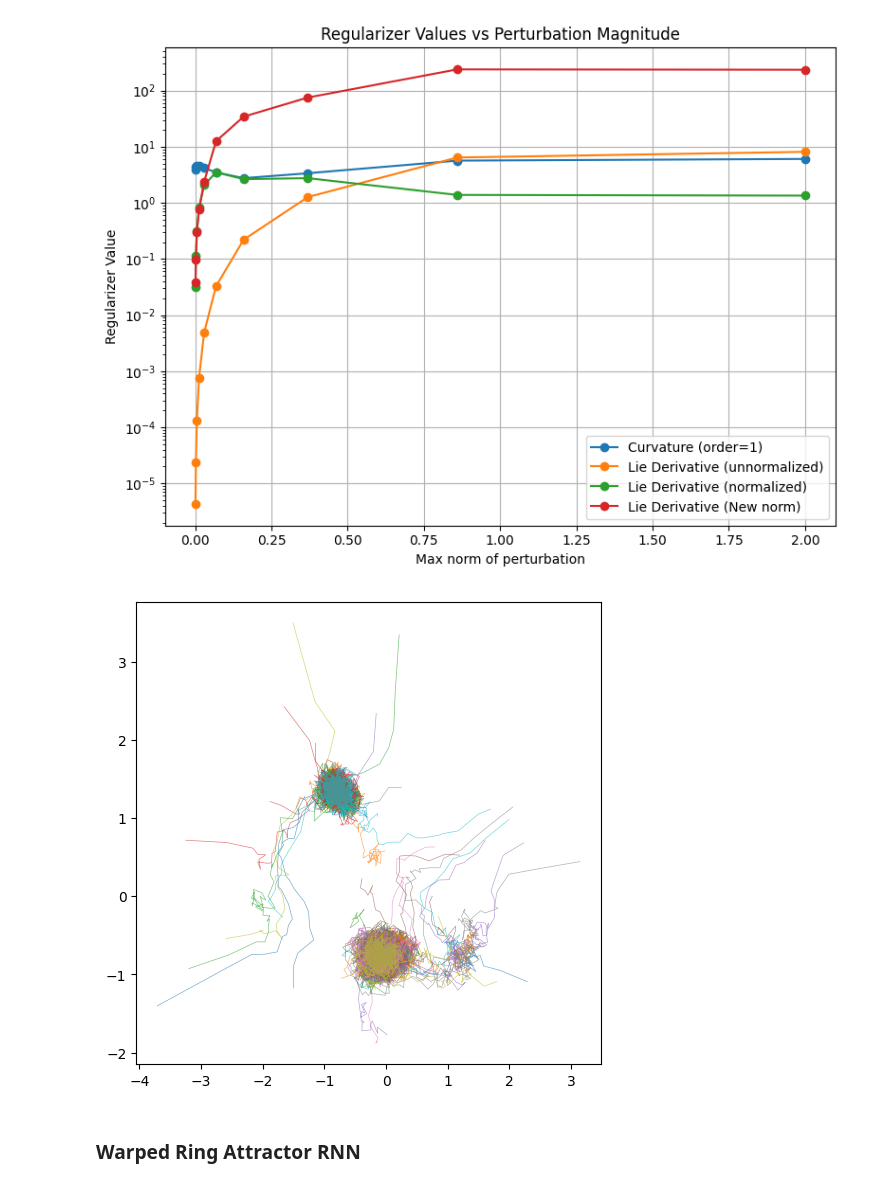
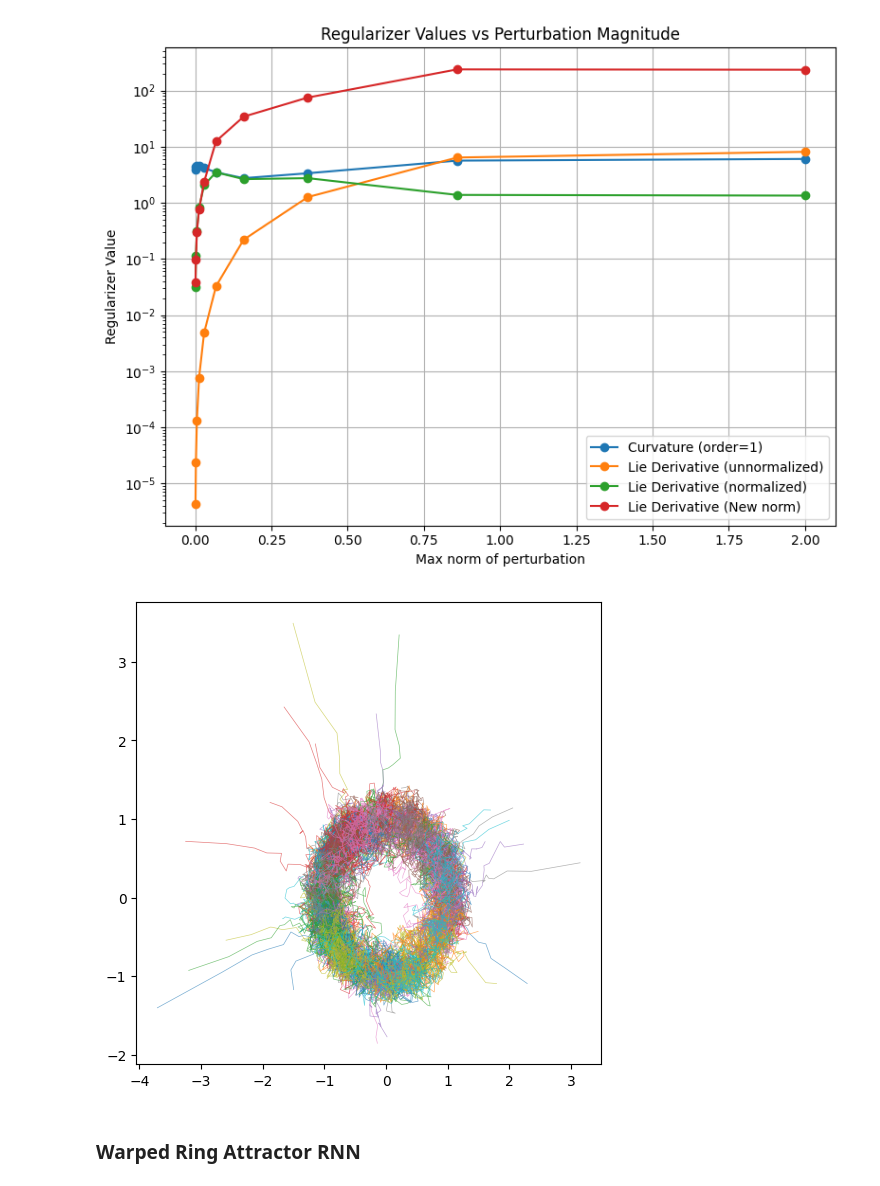
Before and after one commit to aliang9/symm_reg, a Jupyter notebook: ra_xfads_training/regularizer_sample_trajectories.ipynb, the cells around one changed output. Saved outputs shown, nothing was run; the diff lists cells and outputs as text; code cells hidden in the pictures.

```diff
--- a/ra_xfads_training/regularizer_sample_trajectories.ipynb
+++ b/ra_xfads_training/regularizer_sample_trajectories.ipynb
@@ -89,14 +89,14 @@ plt.show()
 # %% [output]
 [figure]
 # %%
-kw = data_gen(n_neurons, _n_time_bins, n_trials, _bin_sz, rnn_kwargs={'perturbation_magnitude': perturbation_magnitudes[-1], 'dynamics':PerturbedRingAttractorRNN}, cfg=cfg)
+kw = data_gen(n_neurons, _n_time_bins, n_trials, _bin_sz, rnn_kwargs={'perturbation_magnitude': perturbation_magnitudes[0], 'dynamics':PerturbedRingAttractorRNN}, cfg=cfg)
 z = kw['z_train']
 
 fig, axs = plt.subplots(figsize=(6, 6))
 for i in range(40):
     axs.plot(z[i, :, 0].cpu(), z[i, :, 1].cpu(), alpha=0.6, linewidth=0.5)
 # %% [output]
-[figure, old version]
+[figure, new version]
 # %% [markdown]
 ### Warped Ring Attractor RNN
 # %%
```
Also changed, not shown: 3 other files.
